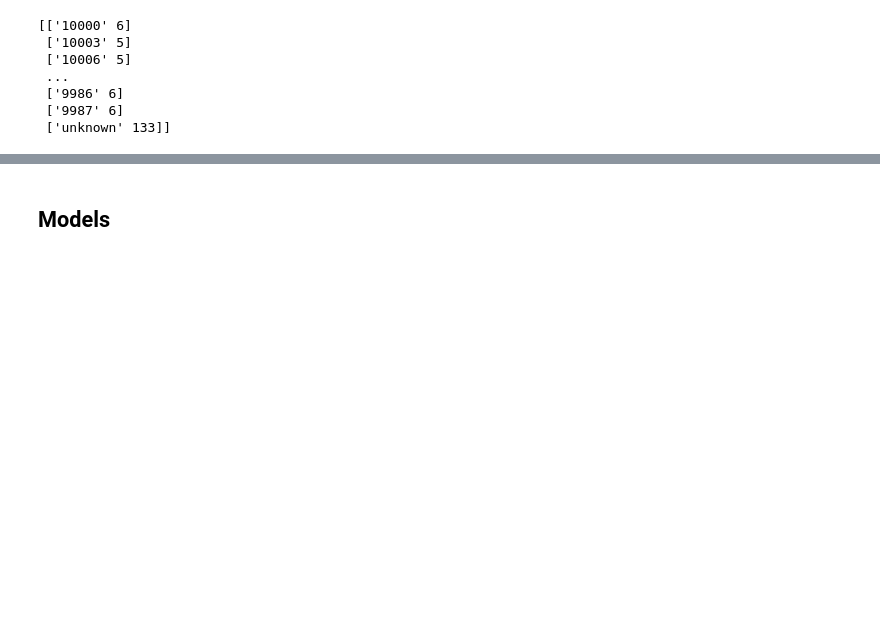
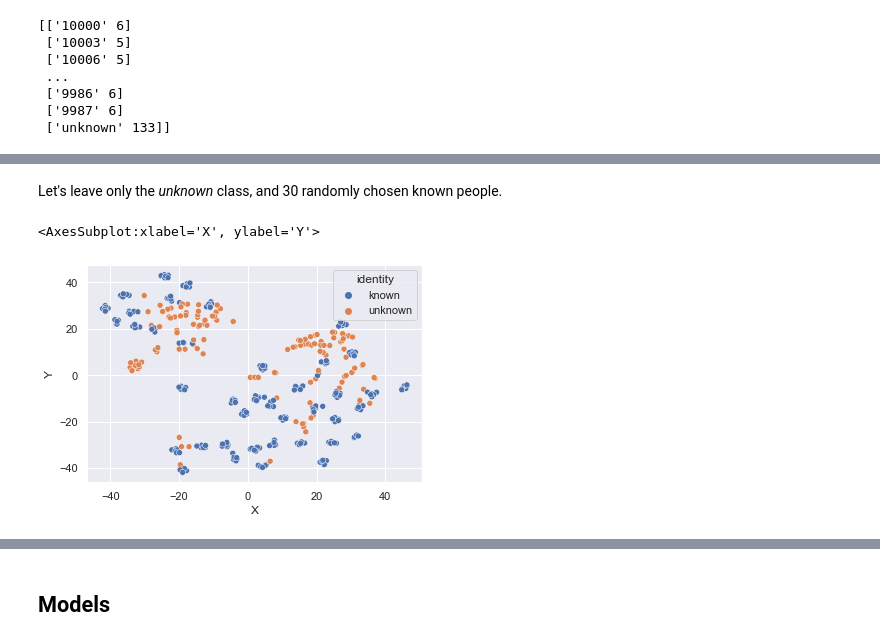
Before and after one commit to d4ria/face-identification, a Jupyter notebook: notebooks/Classification.ipynb, the cells around one changed output, grey strips where cells are left out. Cells and saved outputs as stored; diff of their text form; code cells hidden in the pictures; blank space fills up the shorter version.

```diff
--- a/notebooks/Classification.ipynb
+++ b/notebooks/Classification.ipynb
@@ -20,6 +22,8 @@ with open('../data/good_image_ids_list.pkl', 'rb') as f:
 with open('../data/face_encodings.pkl', 'rb') as f:
     encodings = pd.DataFrame(pickle.load(f))
 identities = pd.read_table('../annotations/identity_CelebA.txt', delim_whitespace=True)
+attributes = pd.read_table('../annotations/list_attr_celeba.txt', delim_whitespace=True)
+attributes = attributes[['Male']]
 # %% [markdown]
 Prepare the data:
 # %%
@@ -145,0 +165,15 @@ print(np.asarray((unique, counts)).T)
+# %% [markdown]
+Let's leave only the *unknown* class, and 30 randomly chosen known people.
+# %%
+chosen_ids = np.random.choice(np.unique(y_test)[:-1], replace=False, size=40).tolist()
+chosen_ids = chosen_ids + ['unknown']
+chosen_X_test = X_test[np.where(np.in1d(y_test, chosen_ids))]
+chosen_y_test = y_test[np.where(np.in1d(y_test, chosen_ids))]
+y = np.where(chosen_y_test == 'unknown', chosen_y_test, 'known')
+tsne = TSNE(n_components=2, perplexity=10, random_state=0)
+tsne_obj = tsne.fit_transform(chosen_X_test)
+tsne_df = pd.DataFrame({'X': tsne_obj[:,0], 'Y':tsne_obj[:,1], 'identity': y})
+sns.scatterplot(x="X", y="Y", data=tsne_df, hue='identity')
+# %% [output]
+<AxesSubplot:xlabel='X', ylabel='Y'>
+[figure, added]
```
Also changed, not shown: parts of 20 cells of this notebook, 3 other files.
